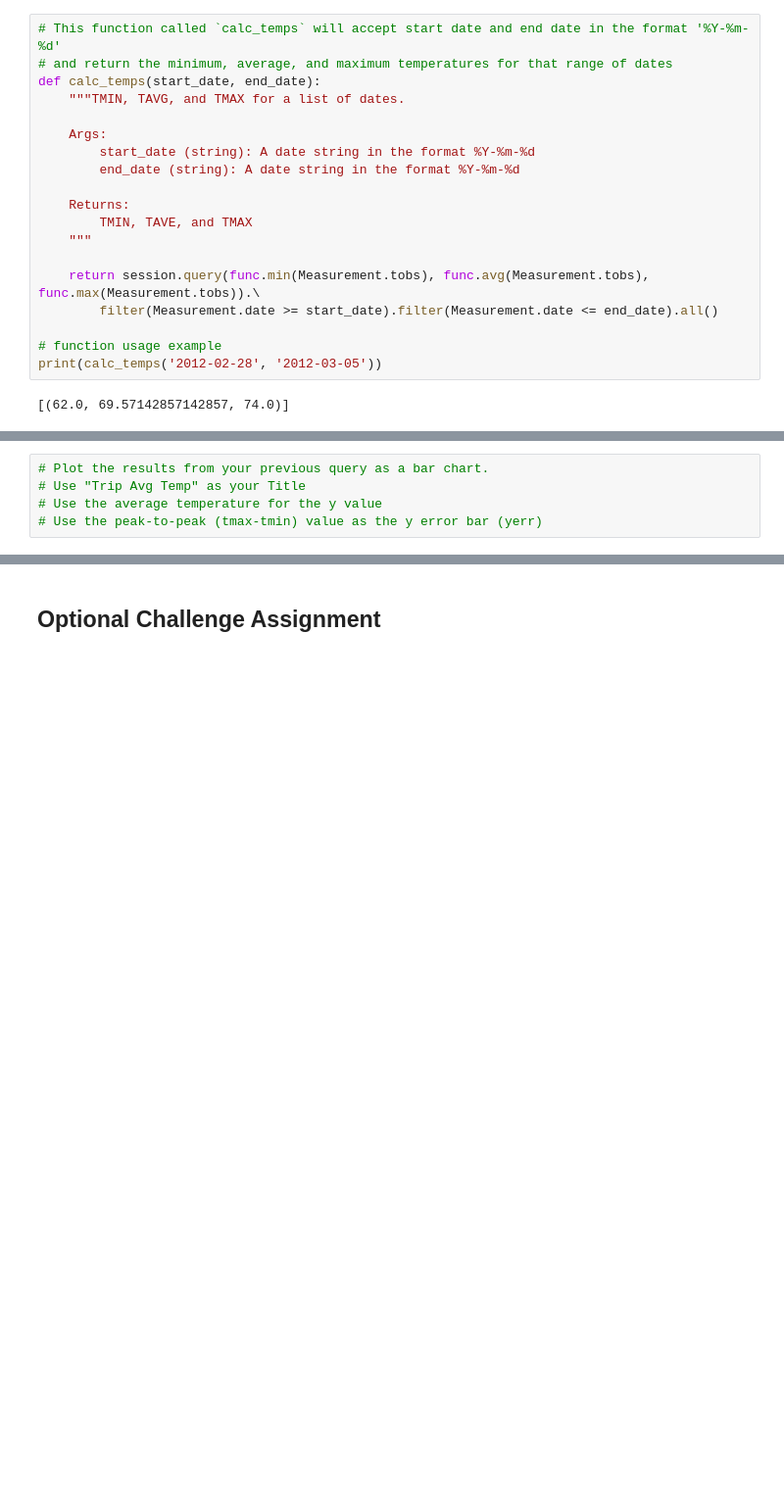
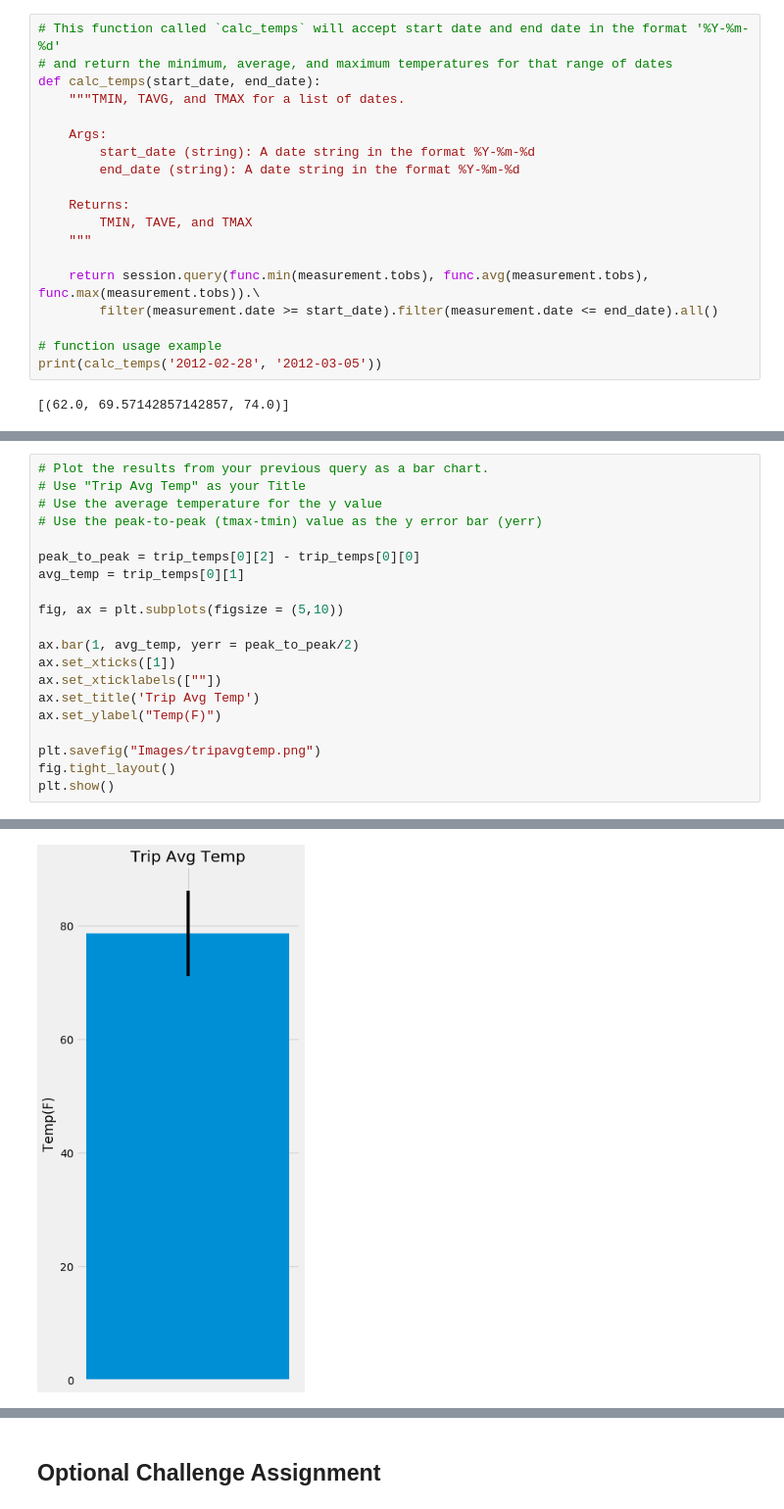
Before and after one commit to mdonatiello/Homework10_AdvancedDataStorage-Retrieval_MDonatiello, a Jupyter notebook: Instructions/climate_starter_MDonatiello.ipynb, the cells around one changed output, grey strips where cells are left out. Shown at 98% size. Drawn from its saved outputs; the diff is of its cells as text; blank space fills up the shorter version.

Commit message:
committing completed versions of climate_starter and climate_app code.

```diff
--- a/Instructions/climate_starter_MDonatiello.ipynb
+++ b/Instructions/climate_starter_MDonatiello.ipynb
@@ -189,8 +285,8 @@ def calc_temps(start_date, end_date):
         TMIN, TAVE, and TMAX
     """
 
-    return session.query(func.min(Measurement.tobs), func.avg(Measurement.tobs), func.max(Measurement.tobs)).\
-        filter(Measurement.date >= start_date).filter(Measurement.date <= end_date).all()
+    return session.query(func.min(measurement.tobs), func.avg(measurement.tobs), func.max(measurement.tobs)).\
+        filter(measurement.date >= start_date).filter(measurement.date <= end_date).all()
 
 # function usage example
 print(calc_temps('2012-02-28', '2012-03-05'))
@@ -206,4 +309,19 @@ print(calc_temps('2012-02-28', '2012-03-05'))
 # Use "Trip Avg Temp" as your Title
 # Use the average temperature for the y value
 # Use the peak-to-peak (tmax-tmin) value as the y error bar (yerr)
+
+peak_to_peak = trip_temps[0][2] - trip_temps[0][0]
+avg_temp = trip_temps[0][1]
+
+fig, ax = plt.subplots(figsize = (5,10))
+
+ax.bar(1, avg_temp, yerr = peak_to_peak/2)
+ax.set_xticks([1])
+ax.set_xticklabels([""])
+ax.set_title('Trip Avg Temp')
+ax.set_ylabel("Temp(F)")
+
+plt.savefig("Images/tripavgtemp.png")
+fig.tight_layout()
+plt.show()
 # %% [output]
@@ -211,0 +328 @@ print(calc_temps('2012-02-28', '2012-03-05'))
+[figure, added]
```
Also changed, not shown: parts of 22 cells of this notebook, 3 other files.
